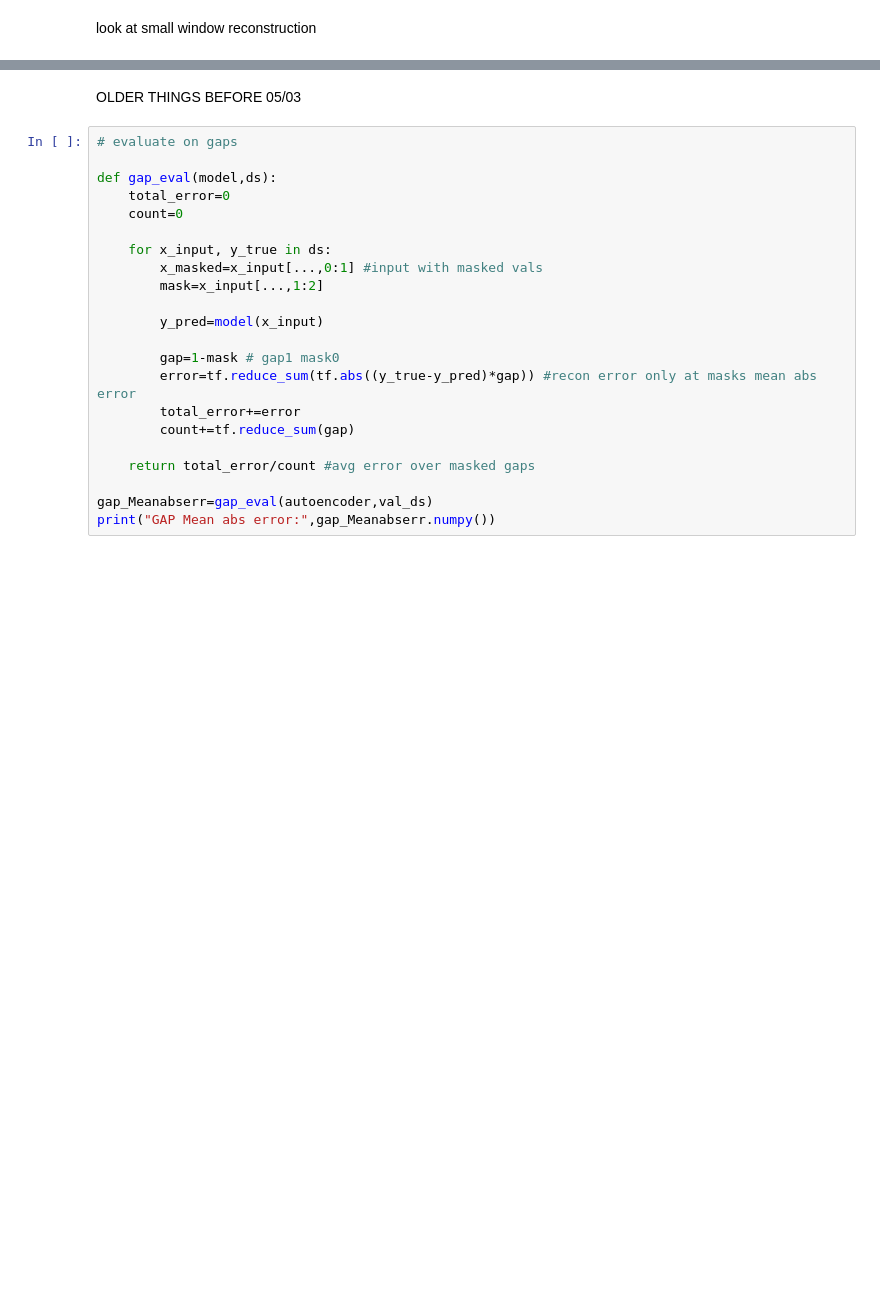
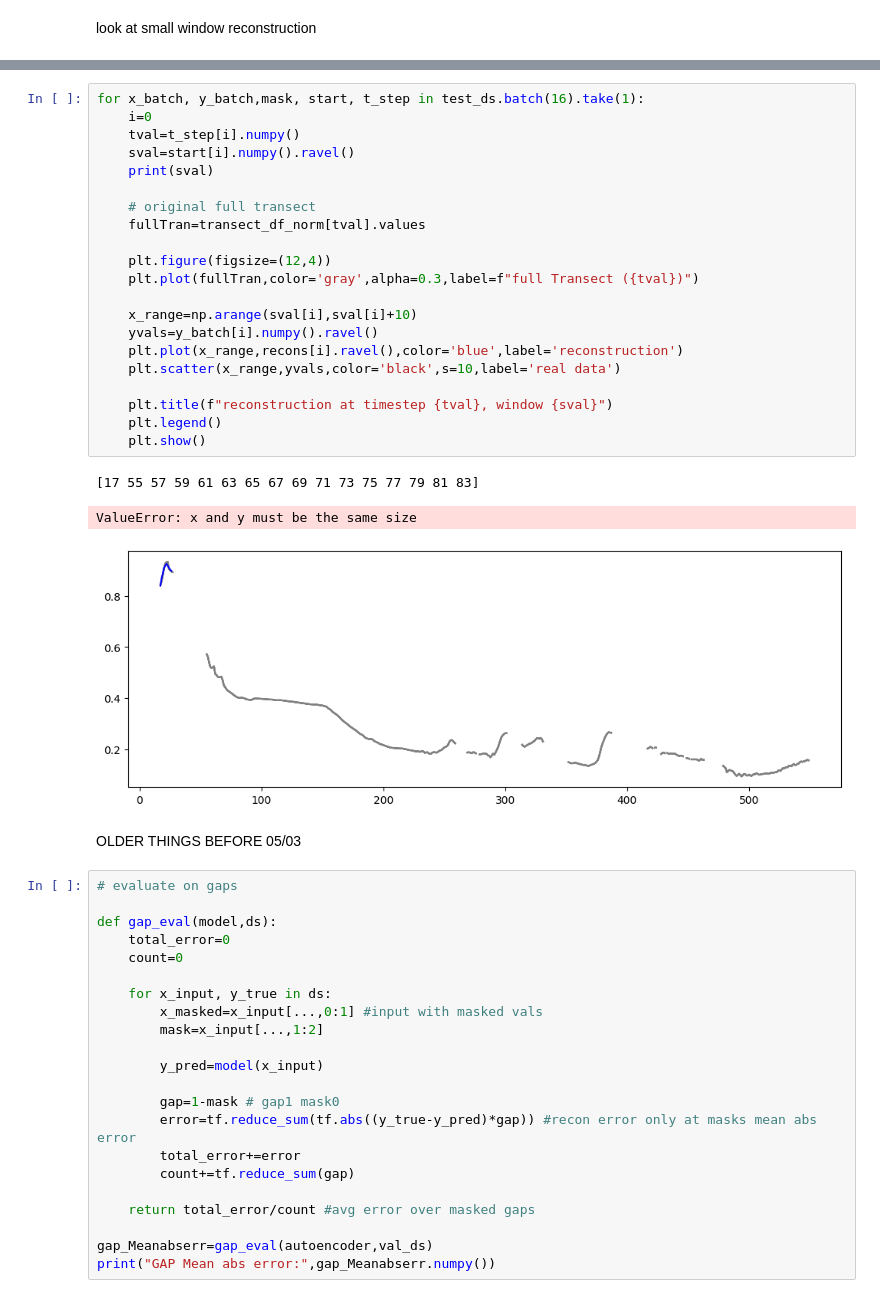
Before and after one commit to NCSU-CHAZ/MasonBEAST, a Jupyter notebook: MAE_window10.ipynb, the cells around one changed output, grey strips where cells are left out. Drawn from its saved outputs; the diff is of its cells as text; blank space fills up the shorter version.

```diff
--- a/MAE_window10.ipynb
+++ b/MAE_window10.ipynb
@@ -620,3 +675,28 @@ plot_recons(y_batch,x_batch,recons,n=5)
+# %%
+for x_batch, y_batch,mask, start, t_step in test_ds.batch(16).take(1):
+    i=0
+    tval=t_step[i].numpy()
+    sval=start[i].numpy().ravel()
+    print(sval)
+
+    # original full transect
+    fullTran=transect_df_norm[tval].values
+
+    plt.figure(figsize=(12,4))
+    plt.plot(fullTran,color='gray',alpha=0.3,label=f"full Transect ({tval})")
+
+    x_range=np.arange(sval[i],sval[i]+10)
+    yvals=y_batch[i].numpy().ravel()
+    plt.plot(x_range,recons[i].ravel(),color='blue',label='reconstruction')
+    plt.scatter(x_range,yvals,color='black',s=10,label='real data')
+
+    plt.title(f"reconstruction at timestep {tval}, window {sval}")
+    plt.legend()
+    plt.show()
+# %% [output]
+[17 55 57 59 61 63 65 67 69 71 73 75 77 79 81 83]
+ValueError: x and y must be the same size
+[figure, added]
 # %% [markdown]
 OLDER THINGS BEFORE 05/03
 # %%
```
Also changed, not shown: parts of 13 cells of this notebook.
